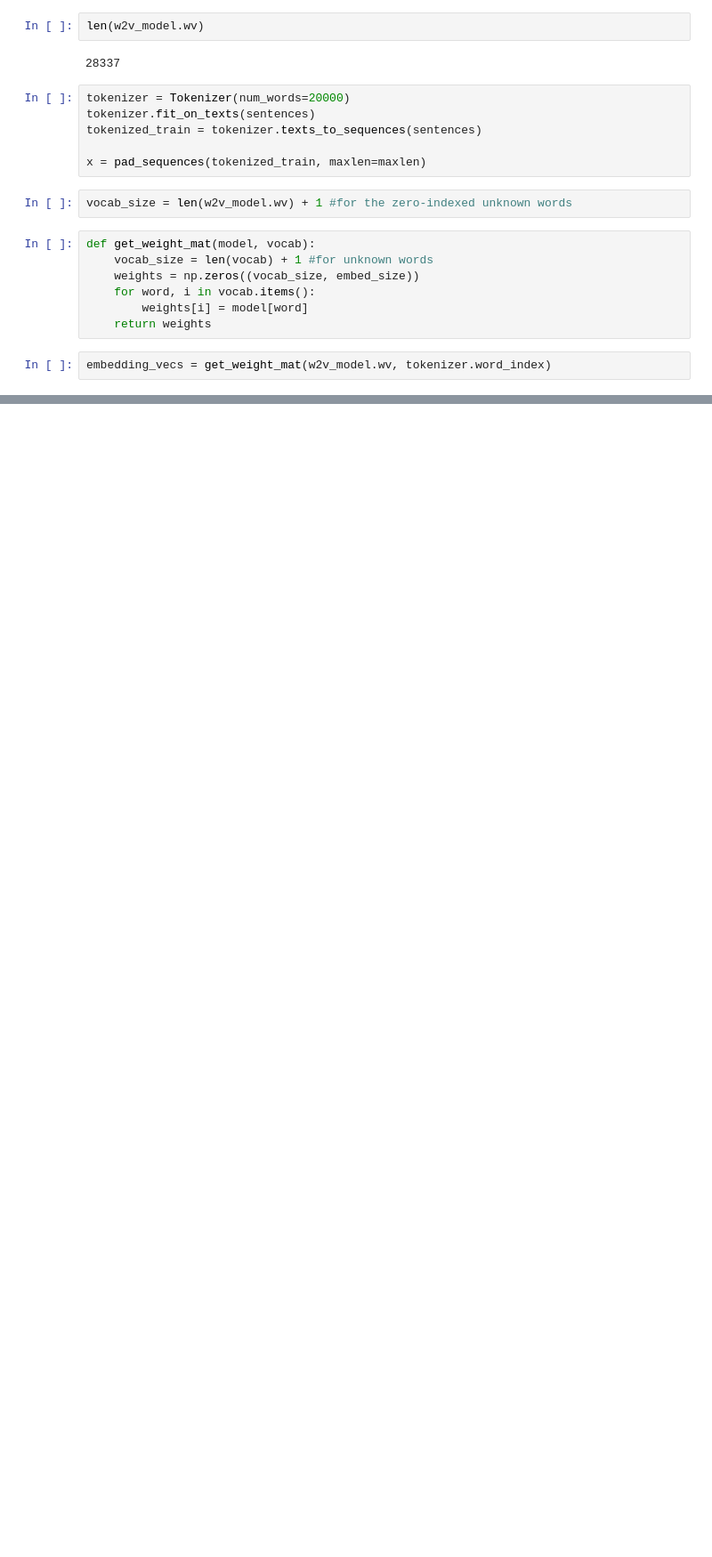
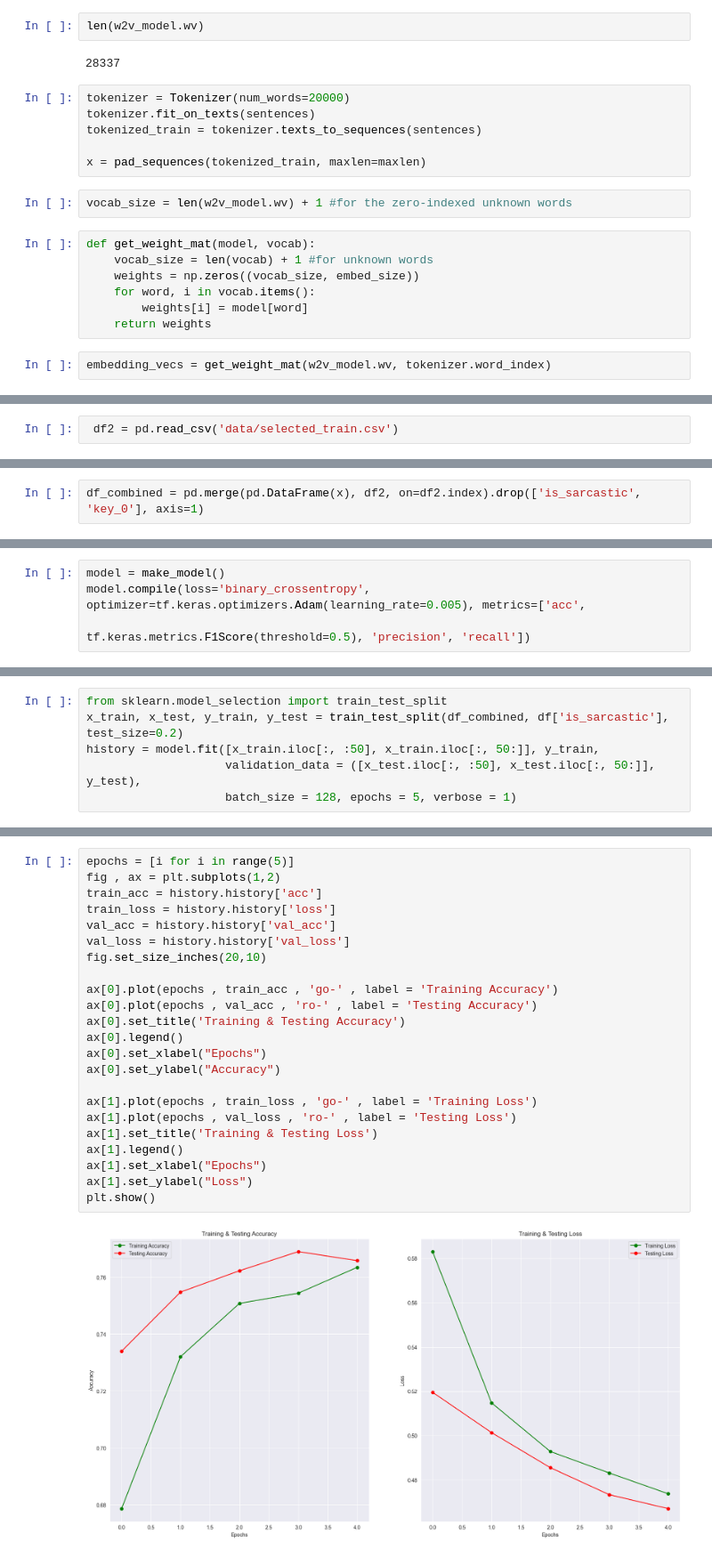
Before and after one commit to vigonometry/CS4248_Group8_SarcasmDetection, a Jupyter notebook: LSTM.ipynb, the cells around one changed output, grey strips where cells are left out. Shown: that part at 89% size. Cells and saved outputs as stored; diff of their text form; blank space fills up the shorter version.

```diff
--- a/LSTM.ipynb
+++ b/LSTM.ipynb
@@ -288,0 +559,2 @@ plt.show()
+# %%
+ df2 = pd.read_csv('data/selected_train.csv')
@@ -288,0 +572,2 @@ plt.show()
+# %%
+df_combined = pd.merge(pd.DataFrame(x), df2, on=df2.index).drop(['is_sarcastic', 'key_0'], axis=1)
@@ -288,0 +604,4 @@ plt.show()
+# %%
+model = make_model()
+model.compile(loss='binary_crossentropy', optimizer=tf.keras.optimizers.Adam(learning_rate=0.005), metrics=['acc',
+                                                                                                                tf.keras.metrics.F1Score(threshold=0.5), 'precision', 'recall'])
@@ -288,0 +632,6 @@ plt.show()
+# %%
+from sklearn.model_selection import train_test_split
+x_train, x_test, y_train, y_test = train_test_split(df_combined, df['is_sarcastic'], test_size=0.2)
+history = model.fit([x_train.iloc[:, :50], x_train.iloc[:, 50:]], y_train,
+                    validation_data = ([x_test.iloc[:, :50], x_test.iloc[:, 50:]], y_test),
+                    batch_size = 128, epochs = 5, verbose = 1)
@@ -288,0 +670,25 @@ plt.show()
+# %%
+epochs = [i for i in range(5)]
+fig , ax = plt.subplots(1,2)
+train_acc = history.history['acc']
+train_loss = history.history['loss']
+val_acc = history.history['val_acc']
+val_loss = history.history['val_loss']
+fig.set_size_inches(20,10)
+
+ax[0].plot(epochs , train_acc , 'go-' , label = 'Training Accuracy')
+ax[0].plot(epochs , val_acc , 'ro-' , label = 'Testing Accuracy')
+ax[0].set_title('Training & Testing Accuracy')
+ax[0].legend()
+ax[0].set_xlabel("Epochs")
+ax[0].set_ylabel("Accuracy")
+
+ax[1].plot(epochs , train_loss , 'go-' , label = 'Training Loss')
+ax[1].plot(epochs , val_loss , 'ro-' , label = 'Testing Loss')
+ax[1].set_title('Training & Testing Loss')
+ax[1].legend()
+ax[1].set_xlabel("Epochs")
+ax[1].set_ylabel("Loss")
+plt.show()
+# %% [output]
+[figure, added]
```
Also changed, not shown: parts of 65 cells of this notebook, 1 other file.
